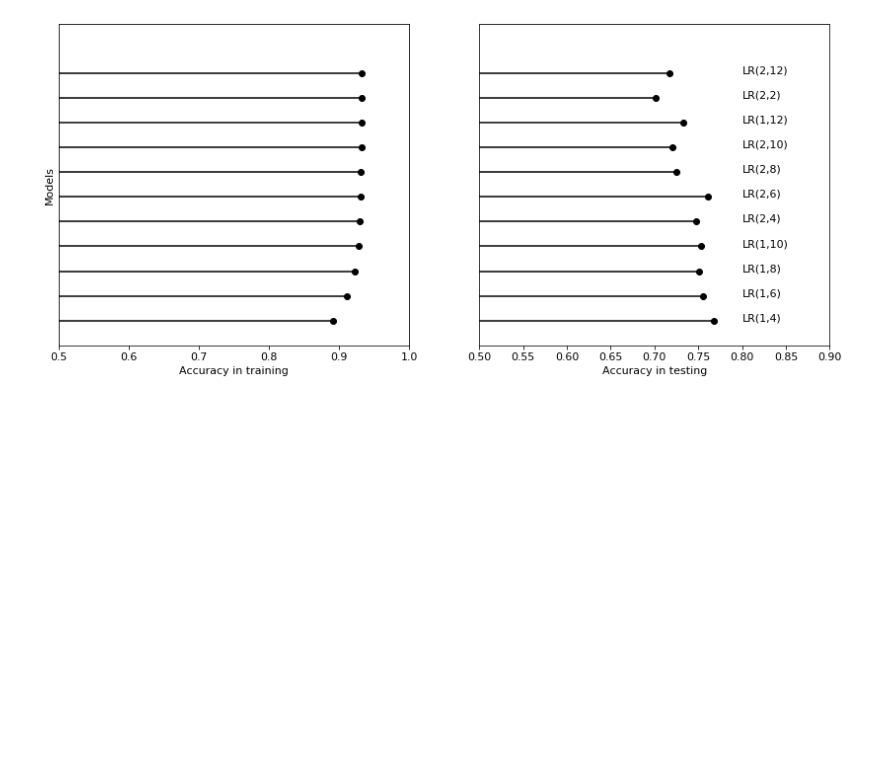
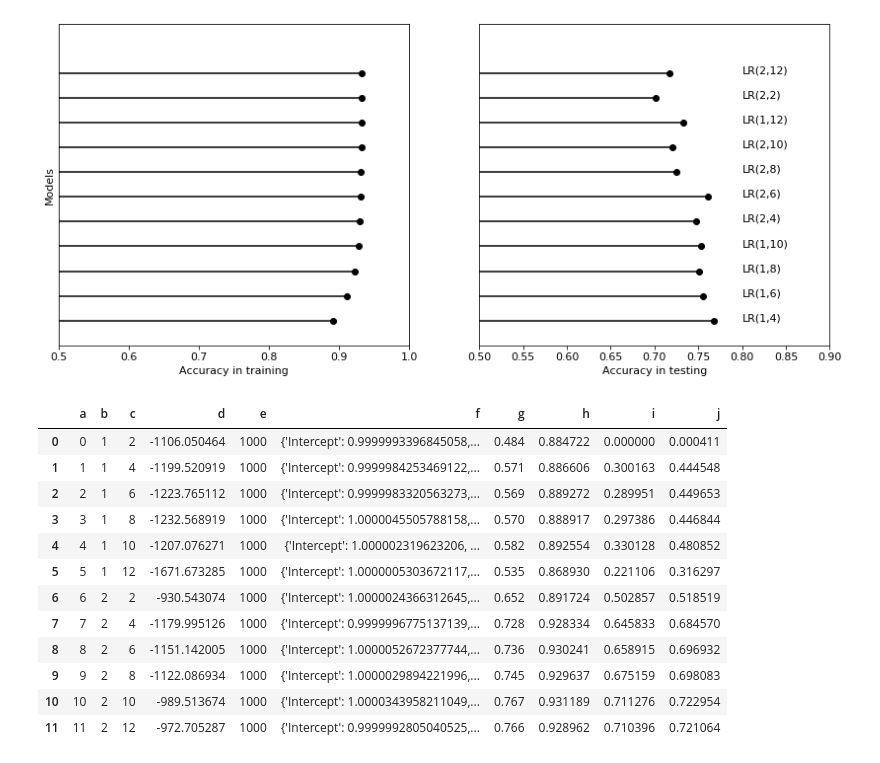
Before and after one commit to frperezgalarce/vsbms, a Jupyter notebook: Notebooks/Figure4.ipynb, the cells around one changed output. Saved outputs shown, nothing was run; the diff lists cells and outputs as text; code cells hidden in the pictures; blank space fills up the shorter version.

```diff
--- a/Notebooks/Figure4.ipynb
+++ b/Notebooks/Figure4.ipynb
@@ -64,7 +64,22 @@ for j in range(ordered_df.shape[0]):
 # %% [output]
 [figure]
 # %%
-data = pd.read_csv('Informative_rrlyr3-0707.csv')
-data.columns = ['a','b', 'c', 'd', 'e', 'f','g','h','i', 'j', 'l']
+data = pd.read_csv('Informative_rrlyr-VAR1-0702.csv')
+data.columns = ['a','b', 'c', 'd', 'e', 'f','g','h','i', 'j']
+data
+# %% [output]
+|  | a | b | c | d | e | f | g | h | i | j |
+| 0 | 0 | 1 | 2 | -1106.050464 | 1000 | {'Intercept': 0.9999993396845058,... | 0.484 | 0.884722 | 0.000000 | 0.000411 |
+| 1 | 1 | 1 | 4 | -1199.520919 | 1000 | {'Intercept': 0.9999984253469122,... | 0.571 | 0.886606 | 0.300163 | 0.444548 |
+| 2 | 2 | 1 | 6 | -1223.765112 | 1000 | {'Intercept': 0.9999983320563273,... | 0.569 | 0.889272 | 0.289951 | 0.449653 |
+| 3 | 3 | 1 | 8 | -1232.568919 | 1000 | {'Intercept': 1.0000045505788158,... | 0.570 | 0.888917 | 0.297386 | 0.446844 |
+| 4 | 4 | 1 | 10 | -1207.076271 | 1000 | {'Intercept': 1.000002319623206, ... | 0.582 | 0.892554 | 0.330128 | 0.480852 |
+| 5 | 5 | 1 | 12 | -1671.673285 | 1000 | {'Intercept': 1.0000005303672117,... | 0.535 | 0.868930 | 0.221106 | 0.316297 |
+| 6 | 6 | 2 | 2 | -930.543074 | 1000 | {'Intercept': 1.0000024366312645,... | 0.652 | 0.891724 | 0.502857 | 0.518519 |
+| 7 | 7 | 2 | 4 | -1179.995126 | 1000 | {'Intercept': 0.9999996775137139,... | 0.728 | 0.928334 | 0.645833 | 0.684570 |
+| 8 | 8 | 2 | 6 | -1151.142005 | 1000 | {'Intercept': 1.0000052672377744,... | 0.736 | 0.930241 | 0.658915 | 0.696932 |
+| 9 | 9 | 2 | 8 | -1122.086934 | 1000 | {'Intercept': 1.0000029894221996,... | 0.745 | 0.929637 | 0.675159 | 0.698083 |
+| 10 | 10 | 2 | 10 | -989.513674 | 1000 | {'Intercept': 1.0000343958211049,... | 0.767 | 0.931189 | 0.711276 | 0.722954 |
+| 11 | 11 | 2 | 12 | -972.705287 | 1000 | {'Intercept': 0.9999992805040525,... | 0.766 | 0.928962 | 0.710396 | 0.721064 |
 # %%
 del data['f']
```
Also changed, not shown: parts of 3 cells of this notebook, 4 other files.
